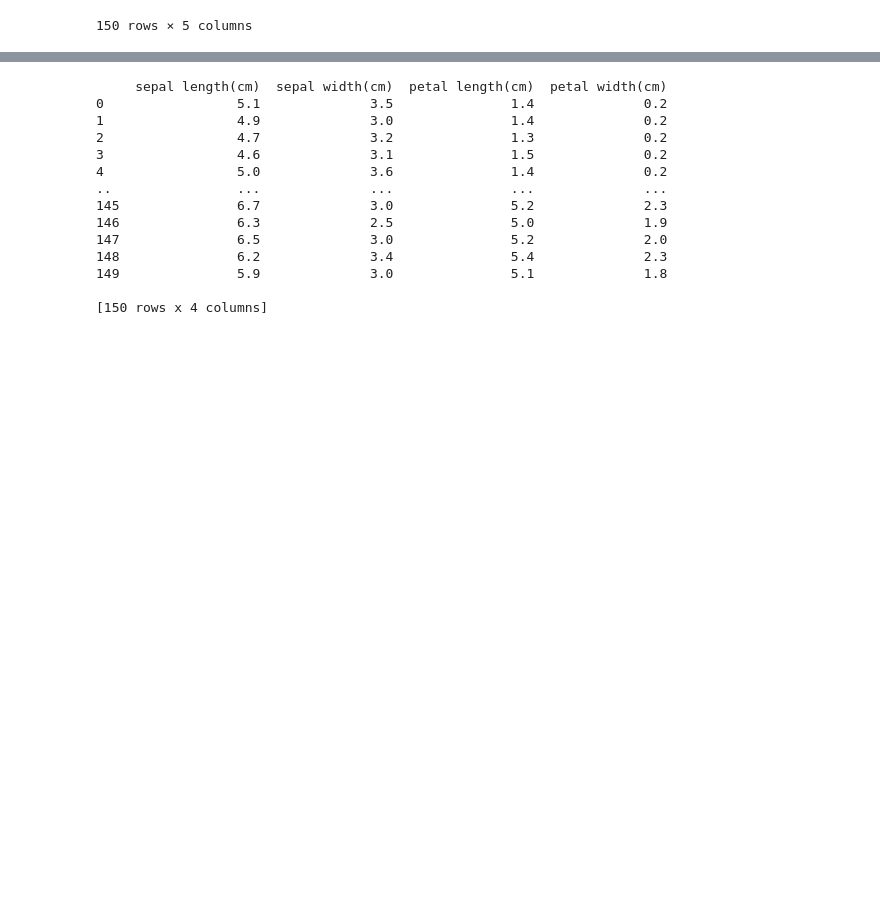
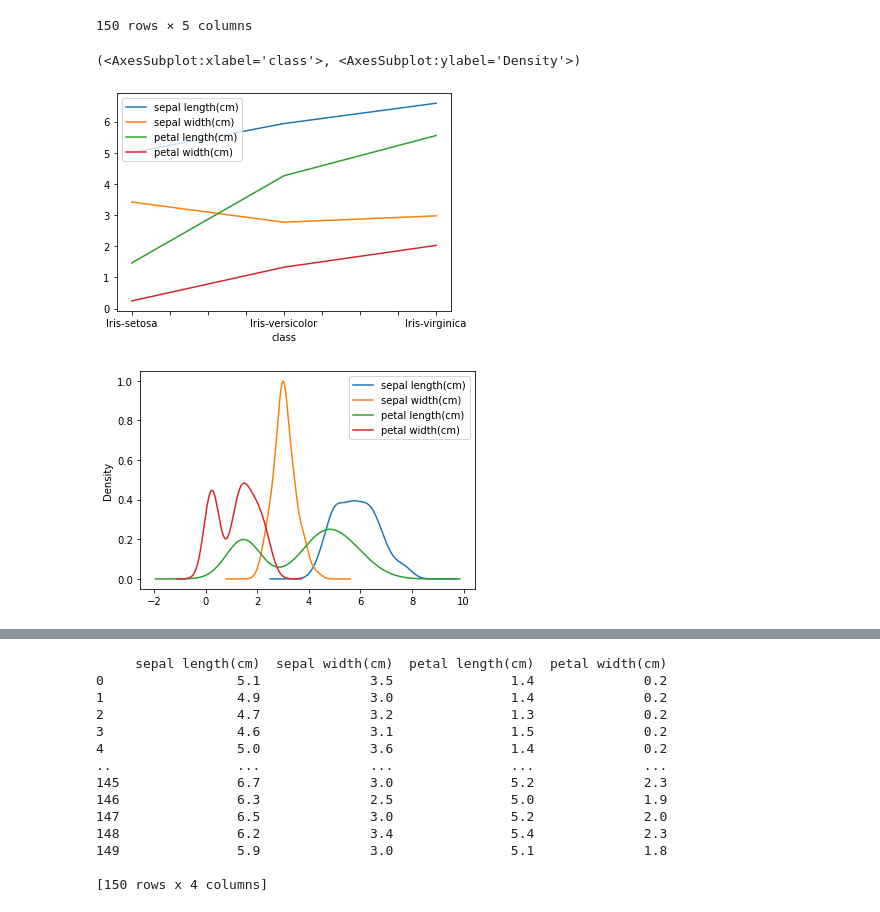
Before and after one commit to John-Divine/LGMVIP-DataScience, a Jupyter notebook: Iris flower classification ML/Iris classification.ipynb, the cells around one changed output, grey strips where cells are left out. Drawn from its saved outputs; the diff is of its cells as text; code cells hidden in the pictures; blank space fills up the shorter version.

```diff
--- a/Iris flower classification ML/Iris classification.ipynb
+++ b/Iris flower classification ML/Iris classification.ipynb
@@ -4,6 +15,6 @@ import numpy as np
 # %%
 # Reading data
-iris_data_set = pd.read_csv('iris.csv')
+iris_data_set = pd.read_csv('iris1.csv')
 iris_data_set
 # %% [output]
 |  | sepal length(cm) | sepal width(cm) | petal length(cm) | petal width(cm) | class |
@@ -19,3 +30,10 @@ iris_data_set
 | 148 | 6.2 | 3.4 | 5.4 | 2.3 | Iris-virginica |
 | 149 | 5.9 | 3.0 | 5.1 | 1.8 | Iris-virginica |
 150 rows × 5 columns
+# %%
+group=iris_data_set.groupby('class')
+group.mean().plot(),iris_data_set.plot.density()
+# %% [output]
+(<AxesSubplot:xlabel='class'>, <AxesSubplot:ylabel='Density'>)
+[figure, added]
+[figure, added]
```
Also changed, not shown: parts of 11 cells of this notebook, 5 other files.
